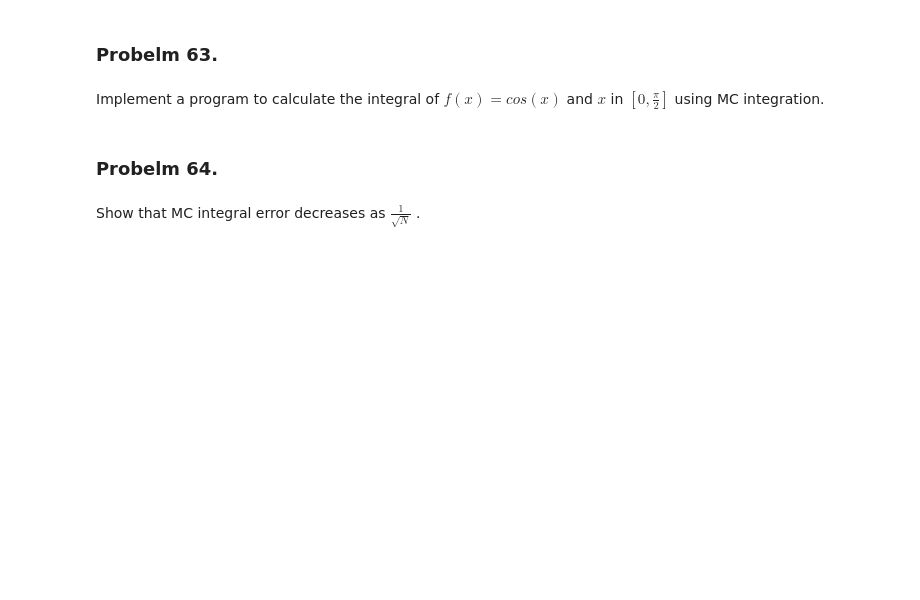
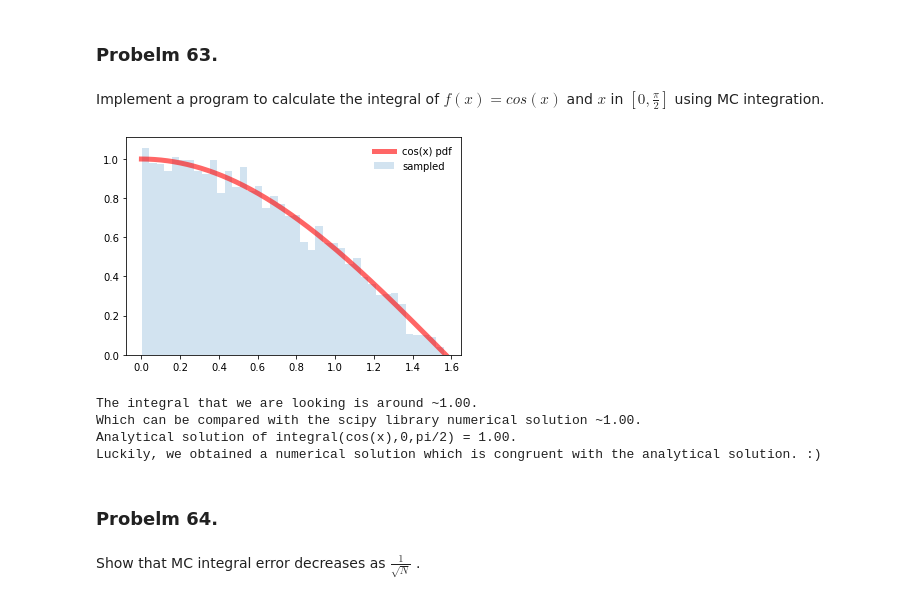
Before and after one commit to kmiec96/Modern-data-science, a Jupyter notebook: ML2021_set8.ipynb, the cells around one changed output. Drawn from its saved outputs; the diff is of its cells as text; code cells hidden in the pictures; blank space fills up the shorter version.

```diff
--- a/ML2021_set8.ipynb
+++ b/ML2021_set8.ipynb
@@ -274,6 +277,54 @@ box kernel and the sample data. Plot the same pdf using the gaussian kernel inst
 # %% [markdown]
 Implement a program to calculate the integral of $f(x) =cos(x)$ and $x$ in $\left[0,\frac{\pi}{2}\right]$ using MC
 integration.
+# %%
+sample_size=10000
+
+def toy_dist(x):
+    return np.cos(x)
+
+x = np.linspace(0,mt.pi/2, sample_size*10)
+
+
+def accept_rejection_sampling(dist, size = 1):
+    naccept=0
+    ymax=np.max(dist)
+    samples=[]
+
+    while size>0:
+        x=np.random.uniform(0,mt.pi/2)
+        y=np.random.uniform(0,ymax)
+        if y<toy_dist(x):
+            samples.append(x)
+            naccept=naccept+1
+        size=size-1;
+    samples=np.array(samples)
+
+    return samples, naccept
+
+
+samples, naccept = accept_rejection_sampling(toy_dist(x), size = sample_size)
+
+fig, ax = plt.subplots(1, 1)
+ax.plot(x, toy_dist(x), 'r-', lw=5, alpha=0.6, label='cos(x) pdf')
+ax.hist(samples, density=True, histtype='stepfilled', alpha=0.2, bins = 40, label = "sampled")
+ax.legend(loc='best', frameon=False)
+plt.show()
+
+rectangle_area=mt.pi*0.5*1
+
+integral=rectangle_area*(naccept/sample_size)
+integral_scipy=quad(toy_dist, 0, mt.pi/2)
+print("The integral that we are looking is around ~{:.2f}.".format(integral))
+print("Which can be compared with the scipy library numerical solution ~{:.2f}.".format(integral_scipy[0]))
+print("Analytical solution of integral(cos(x),0,pi/2) = 1.00.")
+print("Luckily, we obtained a numerical solution which is congruent with the analytical solution. :)")
+# %% [output]
+[figure, added]
+The integral that we are looking is around ~1.00.
+Which can be compared with the scipy library numerical solution ~1.00.
+Analytical solution of integral(cos(x),0,pi/2) = 1.00.
+Luckily, we obtained a numerical solution which is congruent with the analytical solution. :)
 # %% [markdown]
 ### Probelm 64.
 # %% [markdown]
```
Also changed, not shown: parts of 3 cells of this notebook.
